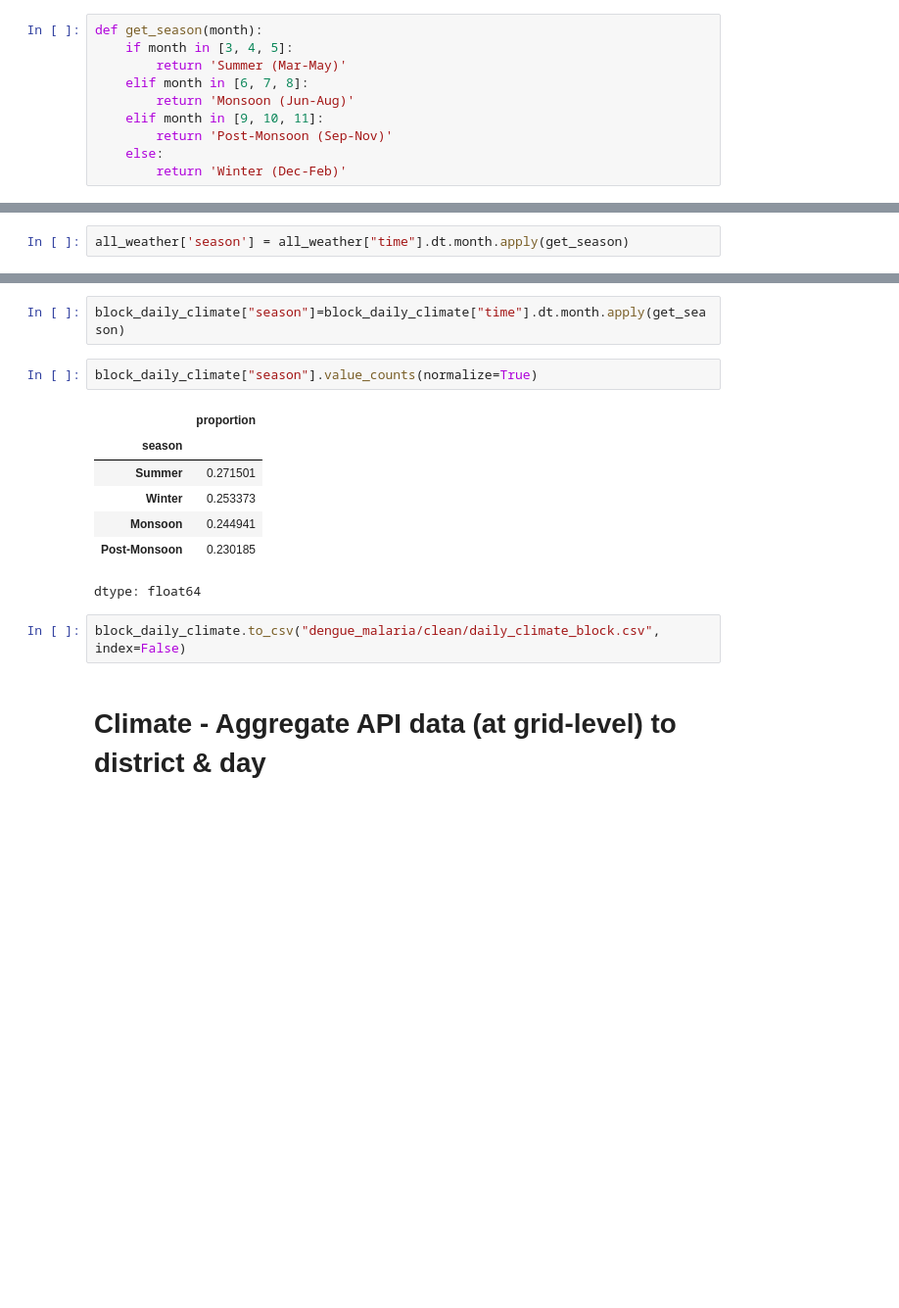
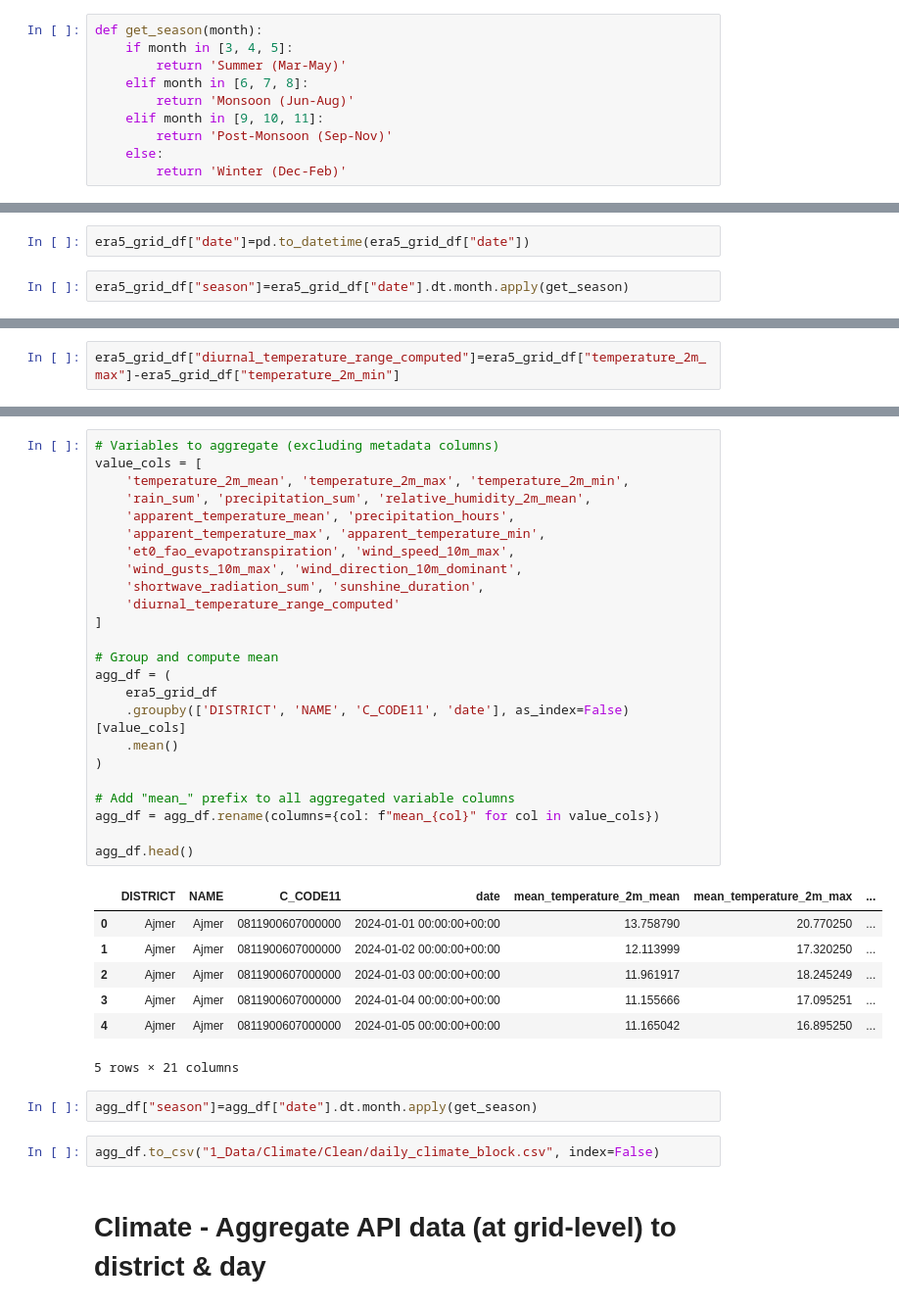
Before and after one commit to anujavenkatachalam04/chvi_vbd_rj, a Jupyter notebook: notebooks/extract_era5.ipynb, the cells around one changed output, grey strips where cells are left out. Shown: that part at 98% size. Cells and saved outputs as stored; diff of their text form; blank space fills up the shorter version.

Commit message:
added functions to extract and agg climate data

```diff
--- a/notebooks/extract_era5.ipynb
+++ b/notebooks/extract_era5.ipynb
@@ -144,2 +152,4 @@ all_weather.drop(columns=["month_num"], inplace=True)
+# %%
+era5_grid_df["date"]=pd.to_datetime(era5_grid_df["date"])
 # %%
-all_weather['season'] = all_weather["time"].dt.month.apply(get_season)
+era5_grid_df["season"]=era5_grid_df["date"].dt.month.apply(get_season)
@@ -148 +156,3 @@ all_weather["diurnal_temperature_range"]=all_weather["temperature_2m_max"]-all_w
+# %%
+era5_grid_df["diurnal_temperature_range_computed"]=era5_grid_df["temperature_2m_max"]-era5_grid_df["temperature_2m_min"]
 # %%
@@ -179,16 +177,38 @@ block_daily_climate["time"].min(), block_daily_climate["time"].max()
+# %%
+# Variables to aggregate (excluding metadata columns)
+value_cols = [
+    'temperature_2m_mean', 'temperature_2m_max', 'temperature_2m_min',
+    'rain_sum', 'precipitation_sum', 'relative_humidity_2m_mean',
+    'apparent_temperature_mean', 'precipitation_hours',
+    'apparent_temperature_max', 'apparent_temperature_min',
+    'et0_fao_evapotranspiration', 'wind_speed_10m_max',
+    'wind_gusts_10m_max', 'wind_direction_10m_dominant',
+    'shortwave_radiation_sum', 'sunshine_duration',
+    'diurnal_temperature_range_computed'
+]
+
+# Group and compute mean
+agg_df = (
+    era5_grid_df
+    .groupby(['DISTRICT', 'NAME', 'C_CODE11', 'date'], as_index=False)[value_cols]
+    .mean()
+)
+
+# Add "mean_" prefix to all aggregated variable columns
+agg_df = agg_df.rename(columns={col: f"mean_{col}" for col in value_cols})
+
+agg_df.head()
+# %% [output]
+|  | DISTRICT | NAME | C_CODE11 | date | mean_temperature_2m_mean | mean_temperature_2m_max | ... |
+| 0 | Ajmer | Ajmer | 0811900607000000 | 2024-01-01 00:00:00+00:00 | 13.758790 | 20.770250 | ... |
+| 1 | Ajmer | Ajmer | 0811900607000000 | 2024-01-02 00:00:00+00:00 | 12.113999 | 17.320250 | ... |
+| 2 | Ajmer | Ajmer | 0811900607000000 | 2024-01-03 00:00:00+00:00 | 11.961917 | 18.245249 | ... |
+| 3 | Ajmer | Ajmer | 0811900607000000 | 2024-01-04 00:00:00+00:00 | 11.155666 | 17.095251 | ... |
+| 4 | Ajmer | Ajmer | 0811900607000000 | 2024-01-05 00:00:00+00:00 | 11.165042 | 16.895250 | ... |
+5 rows × 21 columns
 # %%
-block_daily_climate["season"]=block_daily_climate["time"].dt.month.apply(get_season)
+agg_df["season"]=agg_df["date"].dt.month.apply(get_season)
-# %%
-block_daily_climate["season"].value_counts(normalize=True)
-# %% [output]
-|  | proportion |
-| season |  |
-| Summer | 0.271501 |
-| Winter | 0.253373 |
-| Monsoon | 0.244941 |
-| Post-Monsoon | 0.230185 |
-dtype: float64
 # %%
-block_daily_climate.to_csv("dengue_malaria/clean/daily_climate_block.csv", index=False)
+agg_df.to_csv("1_Data/Climate/Clean/daily_climate_block.csv", index=False)
 # %% [markdown]
 # Climate - Aggregate API data (at grid-level) to district & day
```
Also changed, not shown: parts of 28 cells of this notebook.
